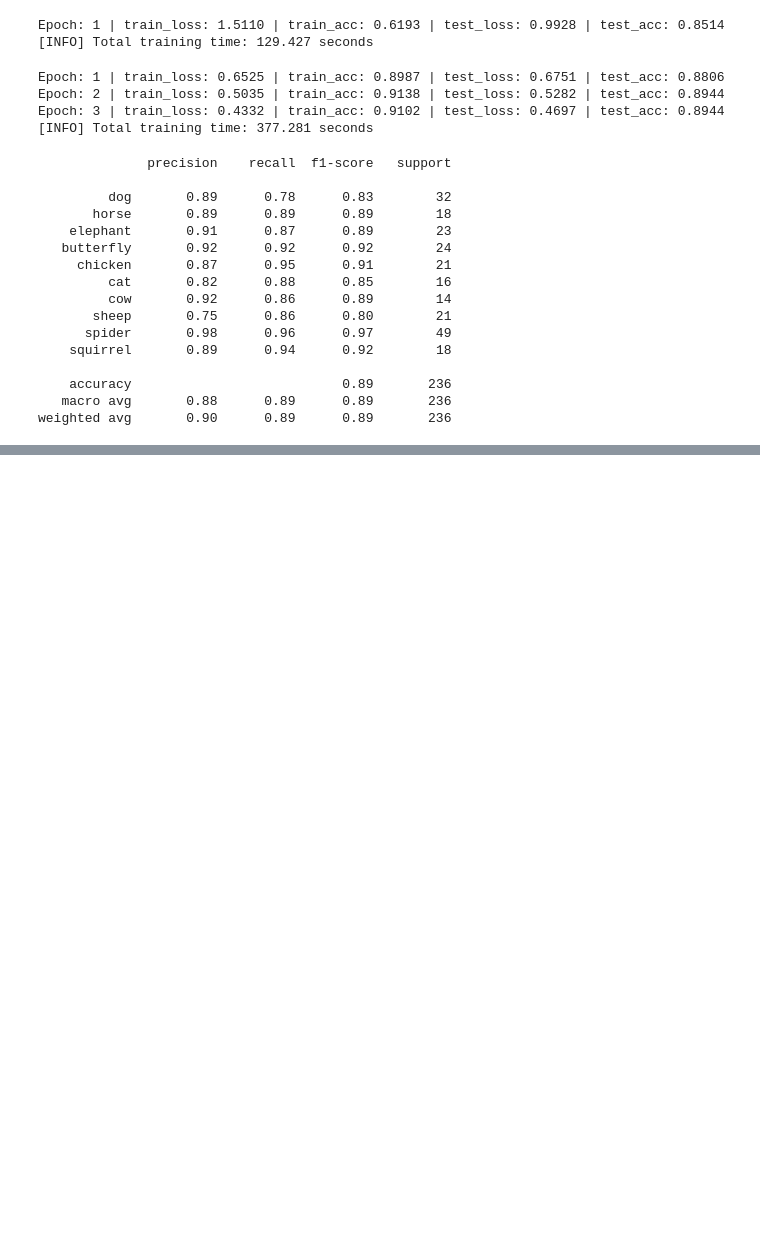
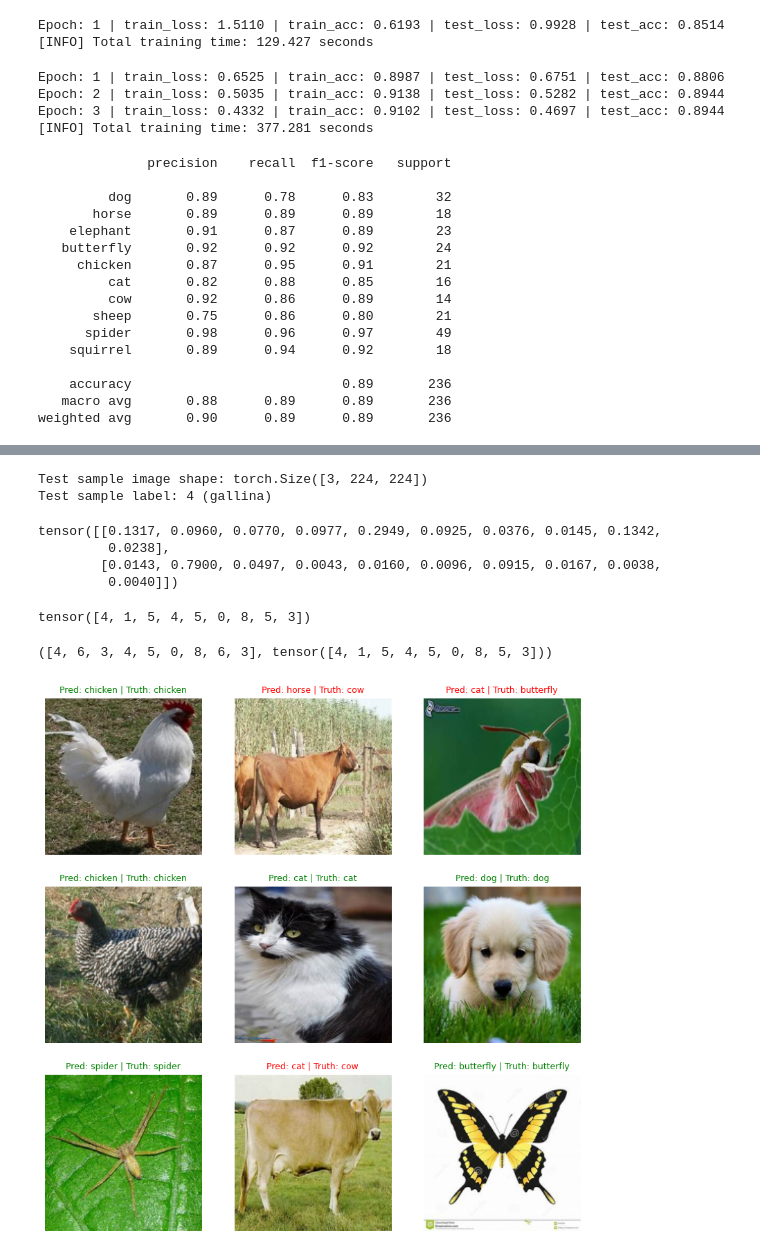
Before and after one commit to xLelouch03/DIGIMAP, a Jupyter notebook: MCO/super resolution.ipynb, the cells around one changed output, grey strips where cells are left out. Saved outputs shown, nothing was run; the diff lists cells and outputs as text; code cells hidden in the pictures; blank space fills up the shorter version.

```diff
--- a/MCO/super resolution.ipynb
+++ b/MCO/super resolution.ipynb
@@ -392,0 +428,51 @@ weighted avg       0.90      0.89      0.89       236
+# %%
+test_samples = []
+test_labels = []
+for sample, label in random.sample(list(test_data), k=9):
+    test_samples.append(sample)
+    test_labels.append(label)
+
+print(f"Test sample image shape: {test_samples[0].shape}\nTest sample label: {test_labels[0]} ({class_names[test_labels[0]]})")
+# %% [output]
+Test sample image shape: torch.Size([3, 224, 224])
+Test sample label: 4 (gallina)
+# %%
+pred_probs= make_predictions(model=model,
+                             data=test_samples)
+
+pred_probs[:2]
+# %% [output]
+tensor([[0.1317, 0.0960, 0.0770, 0.0977, 0.2949, 0.0925, 0.0376, 0.0145, 0.1342,
+         0.0238],
+        [0.0143, 0.7900, 0.0497, 0.0043, 0.0160, 0.0096, 0.0915, 0.0167, 0.0038,
+         0.0040]])
+# %%
+pred_classes = pred_probs.argmax(dim=1)
+pred_classes
+# %% [output]
+tensor([4, 1, 5, 4, 5, 0, 8, 5, 3])
+# %%
+test_labels, pred_classes
+# %% [output]
+([4, 6, 3, 4, 5, 0, 8, 6, 3], tensor([4, 1, 5, 4, 5, 0, 8, 5, 3]))
+# %%
+plt.figure(figsize=(10, 10))
+nrows = 3
+ncols = 3
+for i, sample in enumerate(test_samples):
+    plt.subplot(nrows, ncols, i + 1)
+
+    plt.imshow(sample.permute(1, 2, 0))
+
+    pred_label = english_class_names[pred_classes[i]]
+
+    truth_label = english_class_names[test_labels[i]]
+    title_text = f'Pred: {pred_label} | Truth: {truth_label}'
+
+    if pred_label == truth_label:
+        plt.title(title_text, fontsize=9, c='g')
+    else:
+        plt.title(title_text, fontsize=9, c='r')
+    plt.axis(False);
+# %% [output]
+[figure, added]
```
Also changed, not shown: parts of 6 cells of this notebook.
